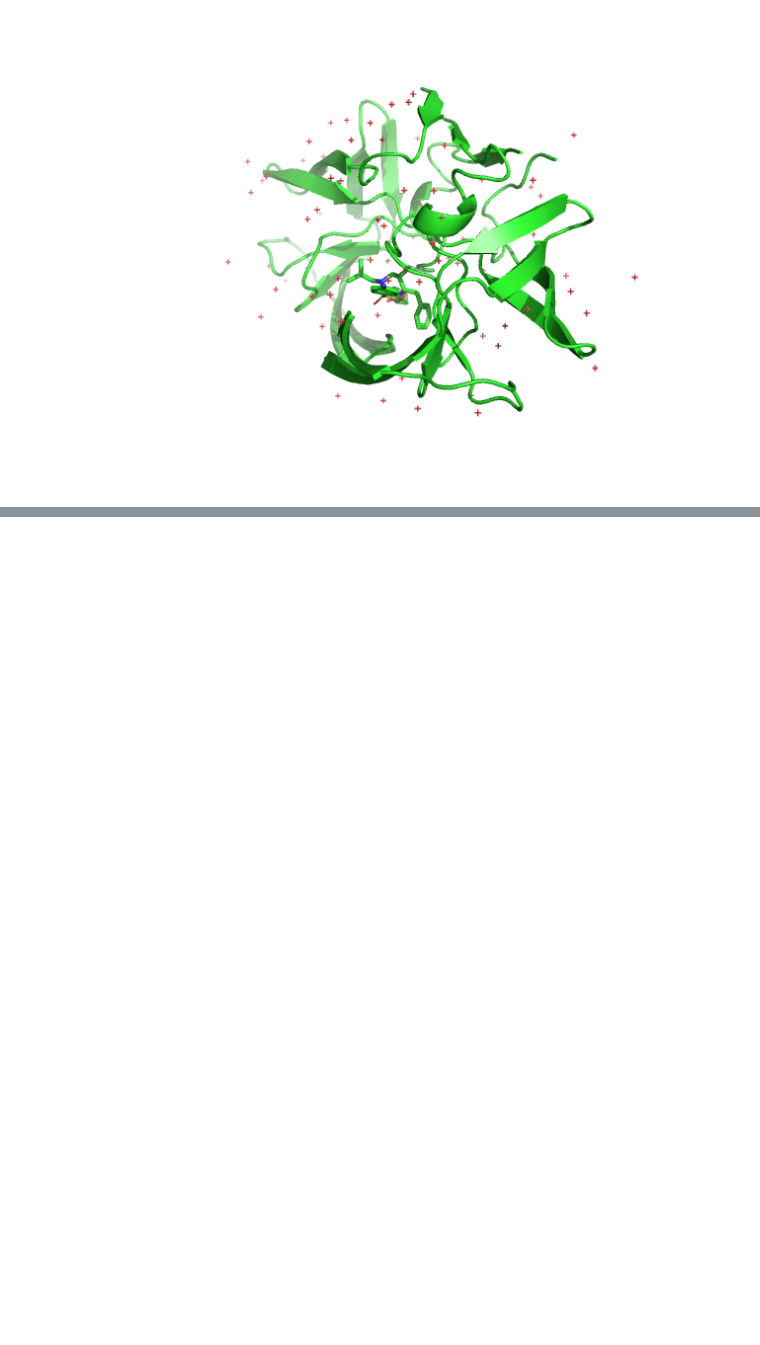
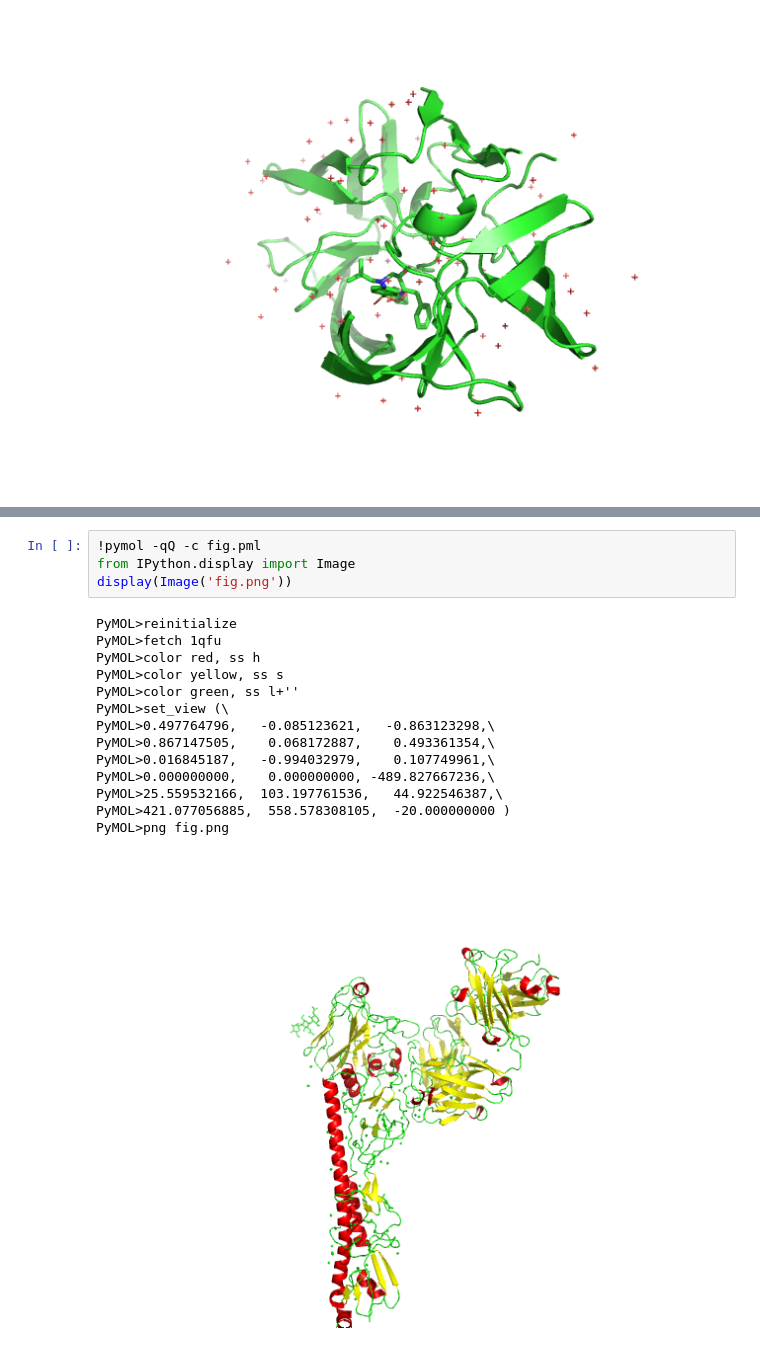
Before and after one commit to yoshi-dat/colab, a Jupyter notebook: Untitled2.ipynb, the cells around one changed output, grey strips where cells are left out. Cells and saved outputs as stored; diff of their text form; blank space fills up the shorter version.

```diff
--- a/Untitled2.ipynb
+++ b/Untitled2.ipynb
@@ -44,0 +130,19 @@ display(Image('fig1.png'))
+# %%
+!pymol -qQ -c fig.pml
+from IPython.display import Image
+display(Image('fig.png'))
+# %% [output]
+PyMOL>reinitialize
+PyMOL>fetch 1qfu
+PyMOL>color red, ss h
+PyMOL>color yellow, ss s
+PyMOL>color green, ss l+''
+PyMOL>set_view (\
+PyMOL>0.497764796,   -0.085123621,   -0.863123298,\
+PyMOL>0.867147505,    0.068172887,    0.493361354,\
+PyMOL>0.016845187,   -0.994032979,    0.107749961,\
+PyMOL>0.000000000,    0.000000000, -489.827667236,\
+PyMOL>25.559532166,  103.197761536,   44.922546387,\
+PyMOL>421.077056885,  558.578308105,  -20.000000000 )
+PyMOL>png fig.png
+[figure, added]
```
Also changed, not shown: parts of 7 cells of this notebook.
